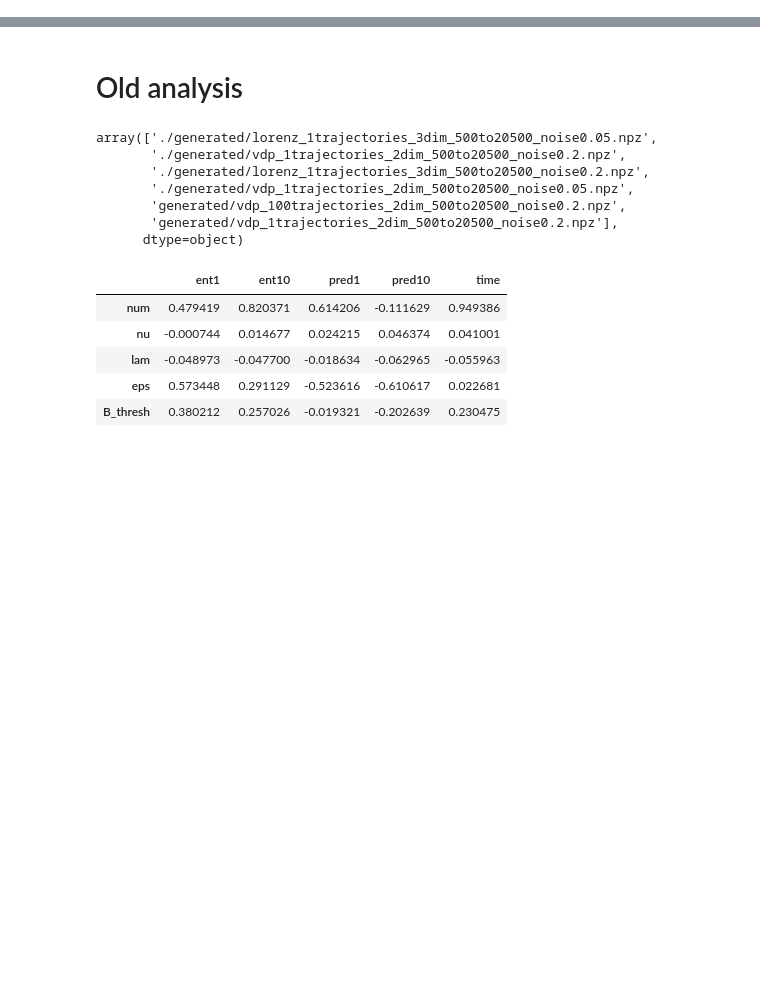
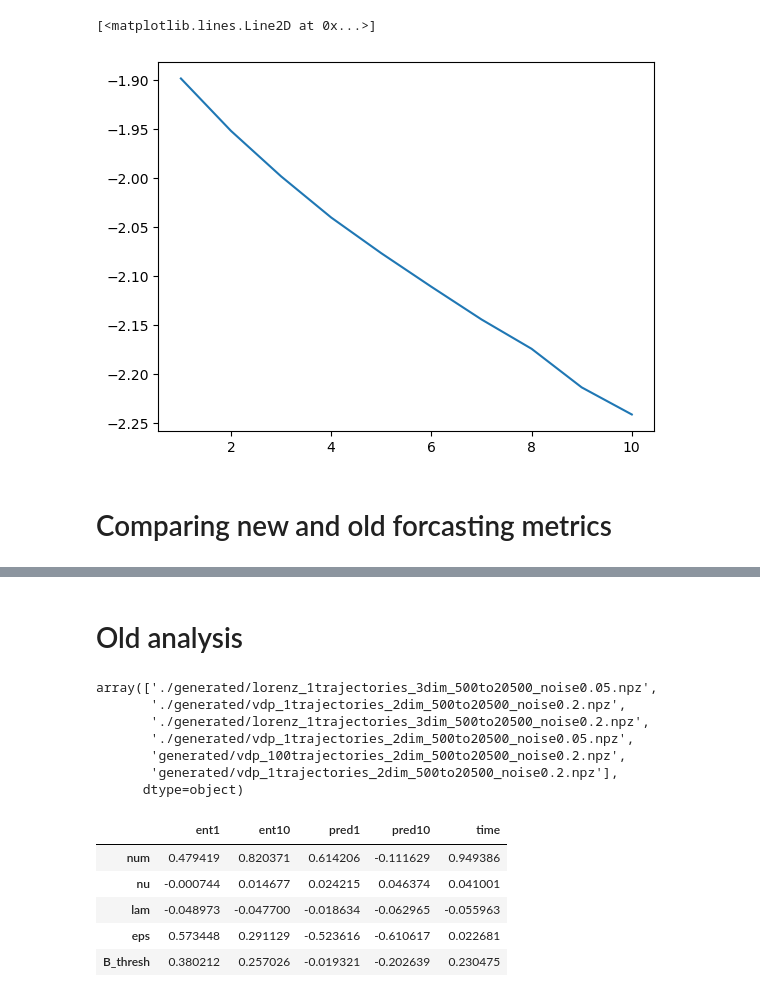
Before and after one commit to draeloslab/Bubblewrap, a Jupyter notebook: generated/bubblewrap_runs/Run Inspector.ipynb, the cells around one changed output, grey strips where cells are left out. Drawn from its saved outputs; the diff is of its cells as text; code cells hidden in the pictures; blank space fills up the shorter version.

```diff
--- a/generated/bubblewrap_runs/Run Inspector.ipynb
+++ b/generated/bubblewrap_runs/Run Inspector.ipynb
@@ -34,0 +64,10 @@ ModuleNotFoundError: No module named 'bubblewrap_run'
+# %%
+pp_means = []
+ent_means = []
+for i, step in enumerate(br.bw_parameters["lookahead_steps"]):
+    pp_means.append(np.mean(br.pred_list[-T//2:,i]))
+    print(f"pred. prob. {step:>2} step(s) ahead mean: {pp_means[-1]}")
+
+for i, step in enumerate(br.bw_parameters["lookahead_steps"]):
+    ent_means.append(np.mean(br.entropy_list[-T//2:,i]))
+    print(f"entropy     {step:>2} step(s) ahead mean: {ent_means[-1]}")
@@ -34,0 +95,7 @@ ModuleNotFoundError: No module named 'bubblewrap_run'
+# %%
+plt.plot(br.bw_parameters["lookahead_steps"], pp_means)
+# %% [output]
+[<matplotlib.lines.Line2D at 0x...>]
+[figure, added]
+# %% [markdown]
+# Comparing new and old forcasting metrics
```
Also changed, not shown: parts of 22 cells of this notebook, 4 other files.
